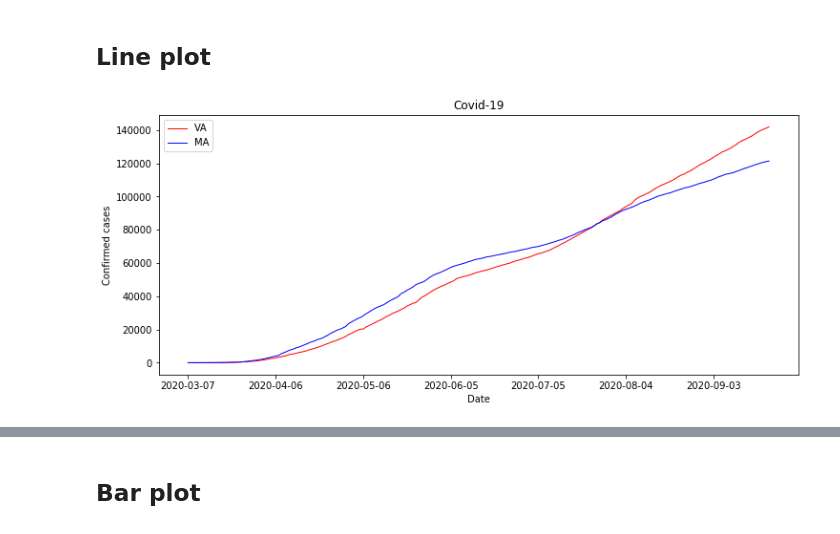
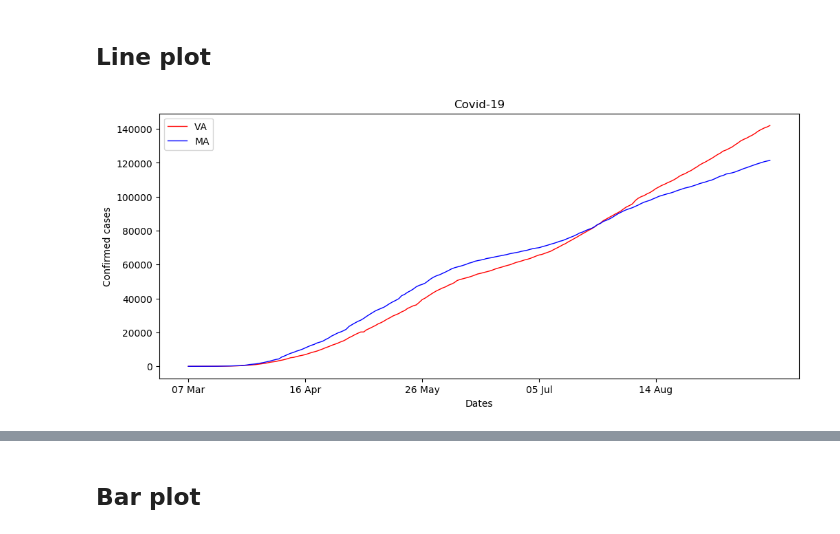
Before and after one commit to yingli9718/COVID19, a Jupyter notebook: covid19.ipynb, the cells around one changed output, grey strips where cells are left out. Cells and saved outputs as stored; diff of their text form; code cells hidden in the pictures.

```diff
--- a/covid19.ipynb
+++ b/covid19.ipynb
@@ -15,26 +16,30 @@ us_counties = pd.read_csv('../covid-19-data/us-counties.csv')
 # %%
 plt.figure(figsize=(12,5))
 
 #plt.plot(us.date, us.cases)
 #plt.plot(us.date, us.deaths)
 
 #plt.xticks(us.date[::40])
 
 #plt.show()
 
 VA_case = us_states[us_states['state'] == 'Virginia']
 MA_case = us_states[us_states['state'] == 'Maryland']
 
+d = [datetime.strptime(date,'%Y-%m-%d').strftime("%d %b") for date in VA_case.date]
+
 plt.plot(VA_case.date, VA_case.cases, color='red', linewidth=1, label='VA')
 plt.plot(MA_case.date[2:], MA_case.cases[2:], color='blue', linewidth=1, label='MA')
 
+plt.xticks(list(np.arange(0,len(d),int(len(d)/5))),d[:-1:int(len(d)/5)]+[d[-1]])
+
 plt.title("Covid-19")
-plt.xlabel('Date')
+plt.xlabel('Dates')
 plt.ylabel('Confirmed cases')
 plt.legend()
 
-plt.xticks(VA_case.date[::30])
+#plt.xticks(VA_case.date[::30])
 
 plt.show()
 # %% [output]
-[figure, old version]
+[figure, new version]
```
Also changed, not shown: parts of 3 cells of this notebook, 1 other file.
